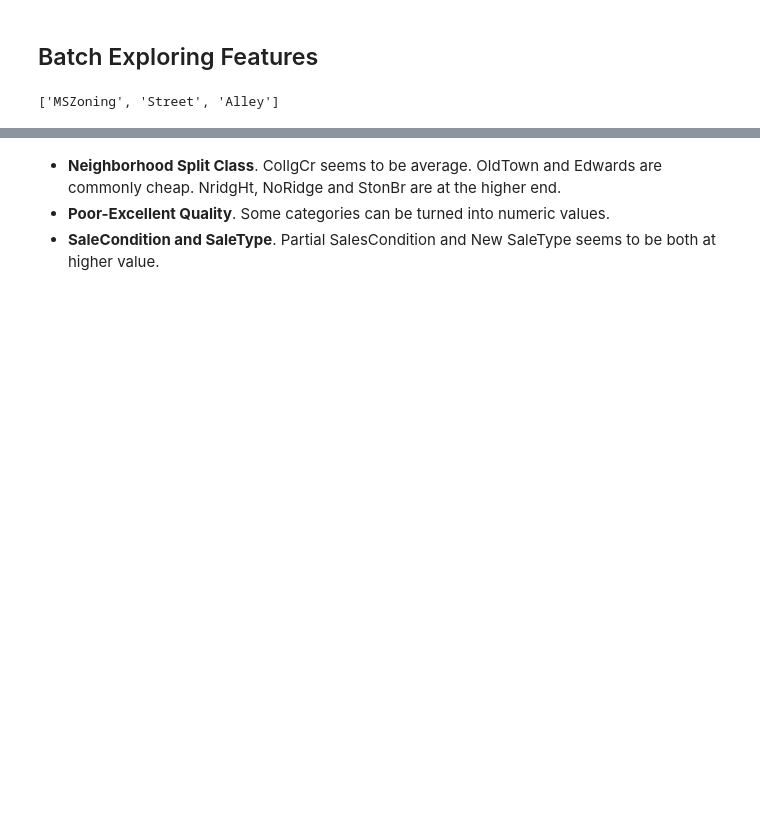
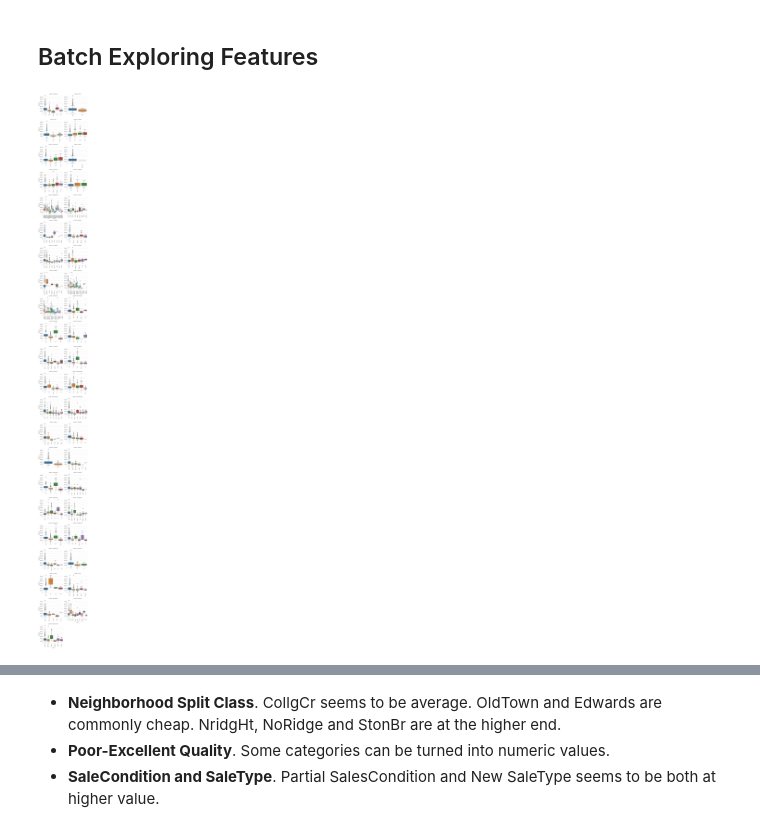
Before and after one commit to angelocandari/kag-house-price, a Jupyter notebook: main.ipynb, the cells around one changed output, grey strips where cells are left out. Cells and saved outputs as stored; diff of their text form; code cells hidden in the pictures; blank space fills up the shorter version.

```diff
--- a/main.ipynb
+++ b/main.ipynb
@@ -186,4 +183,12 @@ missing_tally.sort_values(by='proportion', ascending=False).style.bar(vmax=100)
 # %%
 def boxplot(x, y, **kwargs):
     sns.boxplot(x=x, y=y)
     x=plt.xticks(rotation=90)
+
+f = pd.melt(train, id_vars=['SalePrice'], value_vars=categorical)
+
+g = sns.FacetGrid(f.fillna('NULL'), col="variable", col_wrap=2
+                  , height=4, sharex=False, sharey=False)
+g = g.map(boxplot, "value", "SalePrice")
+# %% [output]
+[figure, added]
@@ -192,4 +194,0 @@ f = pd.melt(train, id_vars=['SalePrice'], value_vars=categorical)
-# %%
-categorical[:3]
-# %% [output]
-['MSZoning', 'Street', 'Alley']
```
Also changed, not shown: parts of 14 cells of this notebook, 4 other files.
